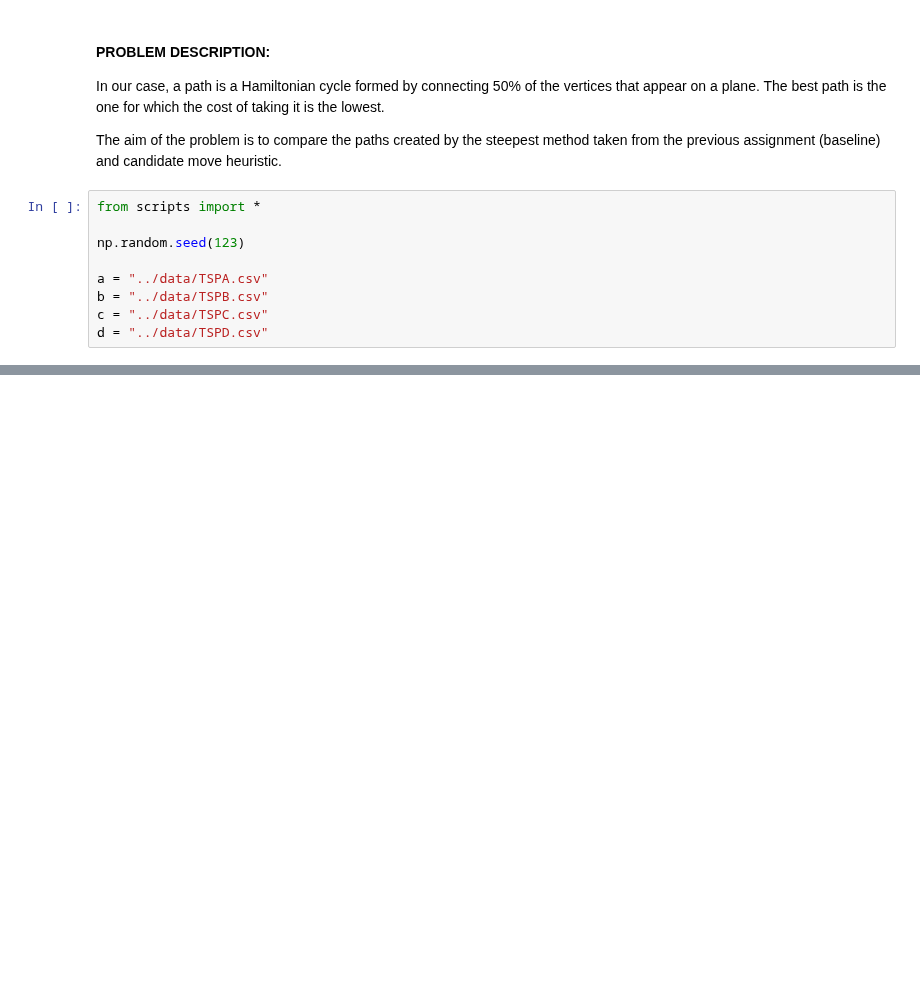
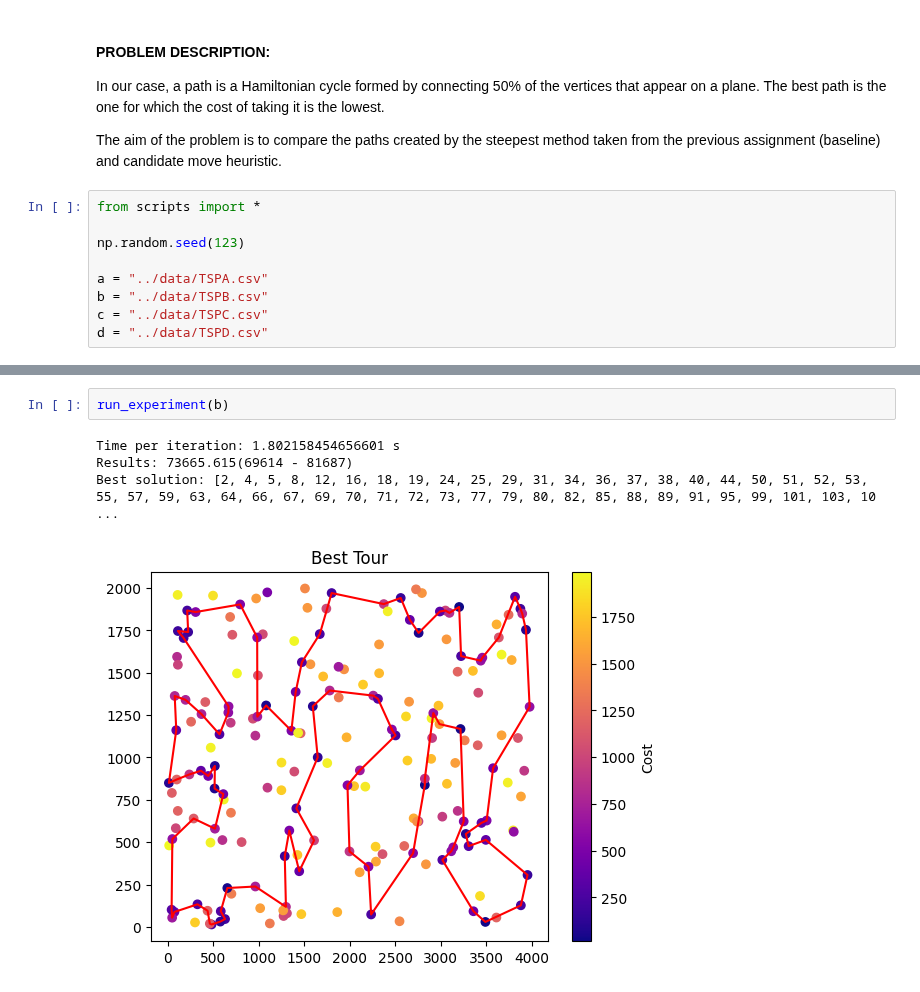
Before and after one commit to Oskshust/evo_comp, a Jupyter notebook: 4/raport.ipynb, the cells around one changed output, grey strips where cells are left out. Cells and saved outputs as stored; diff of their text form; blank space fills up the shorter version.

```diff
--- a/4/raport.ipynb
+++ b/4/raport.ipynb
@@ -36,0 +44,7 @@ Best solution: [0, 1, 4, 6, 8, 11, 19, 20, 21, 22, 23, 26, 28, 31, 32, 36, 37, 4
+# %%
+run_experiment(b)
+# %% [output]
+Time per iteration: 1.802158454656601 s
+Results: 73665.615(69614 - 81687)
+Best solution: [2, 4, 5, 8, 12, 16, 18, 19, 24, 25, 29, 31, 34, 36, 37, 38, 40, 44, 50, 51, 52, 53, 55, 57, 59, 63, 64, 66, 67, 69, 70, 71, 72, 73, 77, 79, 80, 82, 85, 88, 89, 91, 95, 99, 101, 103, 10 ...
+[figure, added]
```
Also changed, not shown: parts of 7 cells of this notebook.
